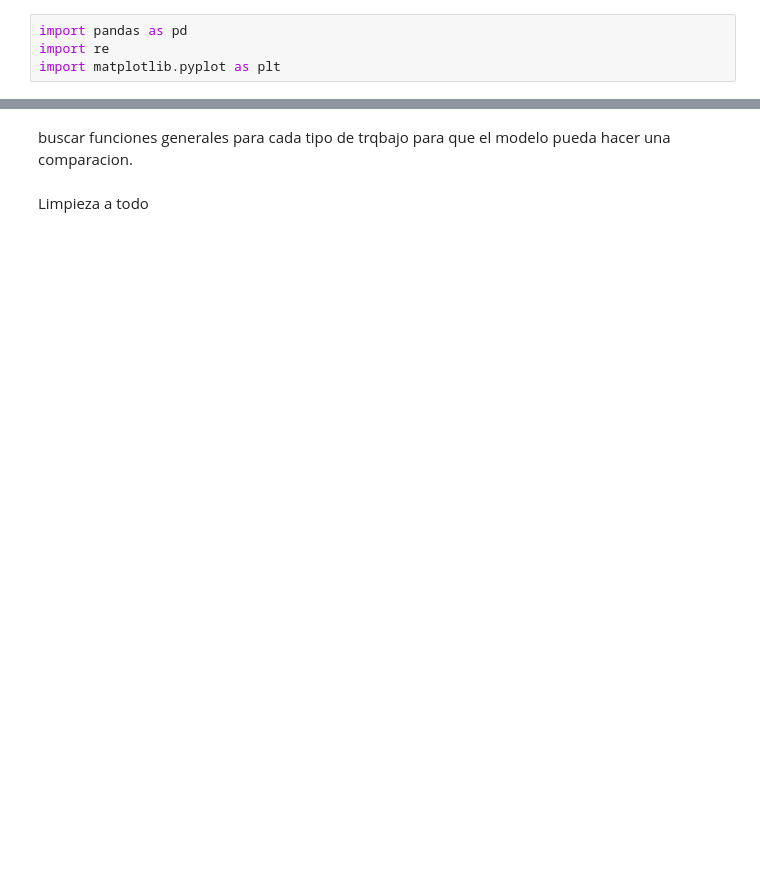
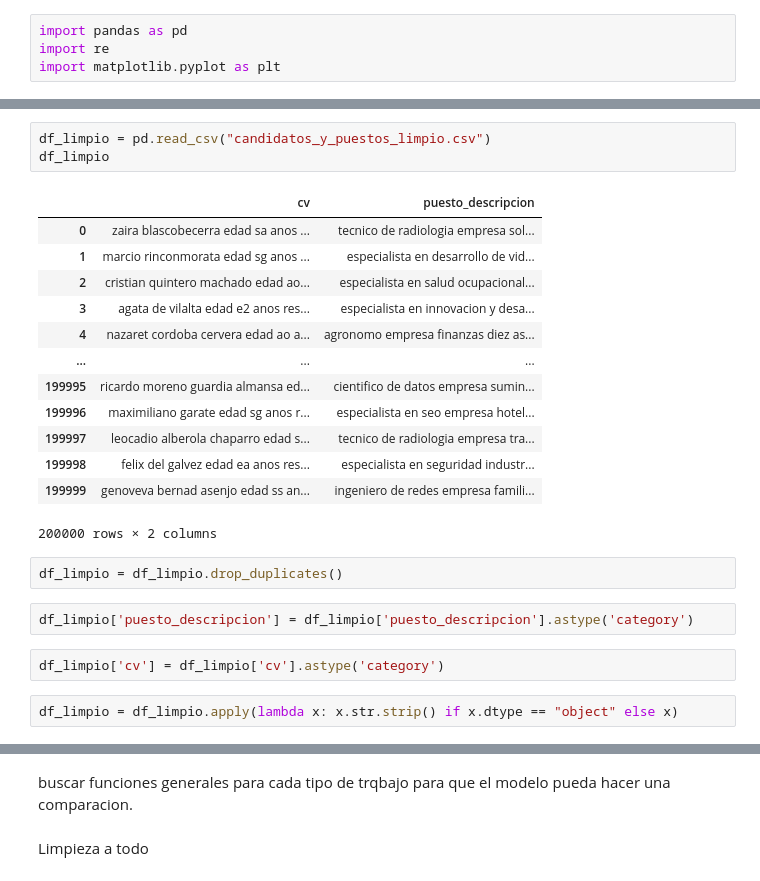
Before and after one commit to Skinner-SAS-de-CV/Embeddings-Models-Hibridos, a Jupyter notebook: limpieza_de_cvs.ipynb, the cells around one changed output, grey strips where cells are left out. Drawn from its saved outputs; the diff is of its cells as text; blank space fills up the shorter version.

```diff
--- a/limpieza_de_cvs.ipynb
+++ b/limpieza_de_cvs.ipynb
@@ -21,0 +32,25 @@ df
+# %%
+df_limpio = pd.read_csv("candidatos_y_puestos_limpio.csv")
+df_limpio
+# %% [output]
+|  | cv | puesto_descripcion |
+| 0 | zaira blascobecerra edad sa anos ... | tecnico de radiologia empresa sol... |
+| 1 | marcio rinconmorata edad sg anos ... | especialista en desarrollo de vid... |
+| 2 | cristian quintero machado edad ao... | especialista en salud ocupacional... |
+| 3 | agata de vilalta edad e2 anos res... | especialista en innovacion y desa... |
+| 4 | nazaret cordoba cervera edad ao a... | agronomo empresa finanzas diez as... |
+| ... | ... | ... |
+| 199995 | ricardo moreno guardia almansa ed... | cientifico de datos empresa sumin... |
+| 199996 | maximiliano garate edad sg anos r... | especialista en seo empresa hotel... |
+| 199997 | leocadio alberola chaparro edad s... | tecnico de radiologia empresa tra... |
+| 199998 | felix del galvez edad ea anos res... | especialista en seguridad industr... |
+| 199999 | genoveva bernad asenjo edad ss an... | ingeniero de redes empresa famili... |
+200000 rows × 2 columns
+# %%
+df_limpio = df_limpio.drop_duplicates()
+# %%
+df_limpio['puesto_descripcion'] = df_limpio['puesto_descripcion'].astype('category')
+# %%
+df_limpio['cv'] = df_limpio['cv'].astype('category')
+# %%
+df_limpio = df_limpio.apply(lambda x: x.str.strip() if x.dtype == "object" else x)
```
Also changed, not shown: parts of 7 cells of this notebook, 9 other files.
